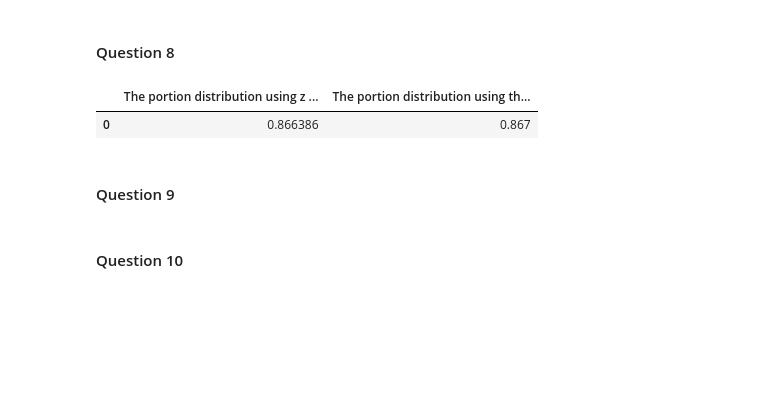
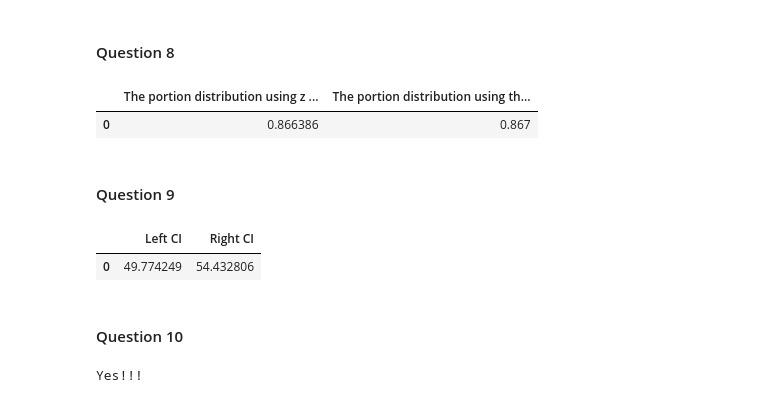
Before and after one commit to orinurieli/Python-Machine-Learning, a Jupyter notebook: assignment2-task2.ipynb, the cells around one changed output. Saved outputs shown, nothing was run; the diff lists cells and outputs as text; code cells hidden in the pictures; blank space fills up the shorter version.

```diff
--- a/assignment2-task2.ipynb
+++ b/assignment2-task2.ipynb
@@ -185,8 +185,24 @@ pd.DataFrame({'The portion distribution using z table': [1 - 2*zscore],
 # %%
 ### compute confidence interval of 95% for the true population mean of a book price on Amazon
 ### report left and right boundaries
+# %%
+import math as m
+avg = df['price'].mean()
+std = df['price'].std()
+pd.DataFrame({'Left CI': [avg - 1.96*(std/m.sqrt(len(df['price'])))],
+             'Right CI': [avg + 1.96*(std/m.sqrt(len(df['price'])))]})
+# %% [output]
+|  | Left CI | Right CI |
+| 0 | 49.774249 | 54.432806 |
 # %% [markdown]
 #### Question 10
 # %%
 ### can one say with (at least) 85% confidence that the true population mean of a book price resides within the [50.0, 54.0] interval?
 ### show your computations, and print your answer: yes or no
+# %%
+# z(0.925) = 1.44 --> for 85%
+pd.DataFrame({'Left CI': [avg - 1.44*(std/m.sqrt(len(df['price'])))],
+             'Right CI': [avg + 1.44*(std/m.sqrt(len(df['price'])))]})
+print('Yes!!!')
+# %% [output]
+Yes!!!
```
Also changed, not shown: 1 other file.
